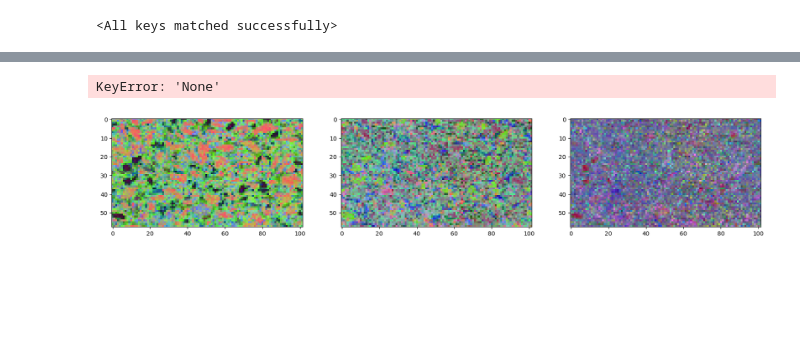
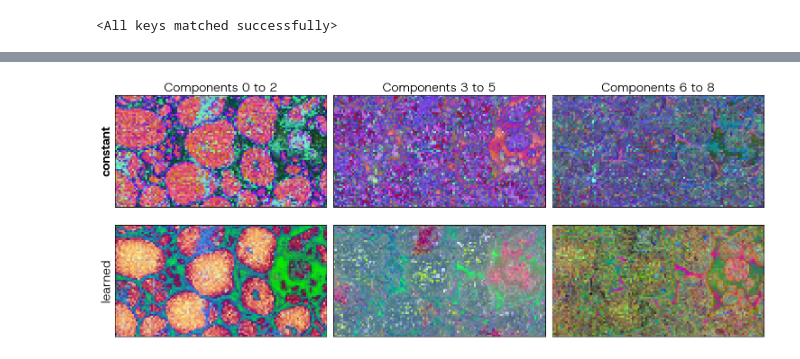
Before and after one commit to tldr-group/dino-saw, a Jupyter notebook: notebooks/paper_figures/S08_learned_v_const.ipynb, the cells around one changed output, grey strips where cells are left out. Cells and saved outputs as stored; diff of their text form; code cells hidden in the pictures; blank space fills up the shorter version.

```diff
--- a/notebooks/paper_figures/S08_learned_v_const.ipynb
+++ b/notebooks/paper_figures/S08_learned_v_const.ipynb
@@ -14,6 +19,6 @@ alibi_learned = AlibiVitWrapper(
     add_flash_attn=False,
     device=DEVICE
 )
-alibi_learned.load_state_dict(torch.load("/home/ab_aimd_anja_20884/Pawlowsky_Moritz/England/DINOMO/dinosaw/experiments/20260208_1341_alibi_learned_slope_100_224_CB_bs128_1e-4_1_518_bs32/best_model.pth"))
+alibi_learned.load_state_dict(torch.load(path_learned, weights_only=True, map_location=DEVICE))
 # %% [output]
 <All keys matched successfully>
@@ -20,16 +60,20 @@ alibi_learned.load_state_dict(torch.load("/home/ab_aimd_anja_20884/Pawlowsky_Mor
 # %%
+SF=1
 img_fname="wmg_si_c.png"
+# img_fname="bimodal_zoom.png"
+# img_fname="black_square.png"
+# img_fname="NMC_2D_crop.png"
 
 img_path = f"../images/{img_fname}"
 img = Image.open(img_path).convert('RGB')
+img = img.resize((int(SF * img.width), int(SF * img.height)), Image.LANCZOS)
 # %%
 feats_reduced = {channel_group: {} for channel_group in range(3)}
 
-feats = get_features(alibi_learned, img, device=DEVICE)
-for channel_group in range(3):
-    feats_reduced[channel_group] = do_2D_pca(feats, (channel_group+1)*3, pre_norm=None, post_norm='minmax')[:, :, channel_group*3:channel_group*3+3]
+for i, model in enumerate(models):
+    feats = get_features(model, img, to_half=HALF, device=DEVICE)
+    for channel_group in range(3):
+        feats_reduced[channel_group][i] = do_2D_pca(feats, (channel_group+1)*3, pre_norm="std", post_norm='minmax')[:, :, channel_group*3:channel_group*3+3]
-# %% [output]
-KeyError: 'None'
 # %%
-for channel_group in range(3):
-    feats_reduced[channel_group] = do_2D_pca(feats, (channel_group+1)*3, pre_norm="std", post_norm='minmax')[:, :, channel_group*3:channel_group*3+3]
+# for channel_group in range(3):
+#     feats_reduced[channel_group][i] = do_2D_pca(feats, (channel_group+1)*3, pre_norm="std", post_norm='minmax')[:, :, channel_group*3:channel_group*3+3]
@@ -36,11 +82,26 @@ for channel_group in range(3):
 # %%
-H,W = 20,20
-NROWS, NCOLS = 1,3
+FS=20
+H,W = 6.4,15
+NROWS, NCOLS = 2,3
 fig = plt.figure(figsize=(W,H))
 gs = GridSpec(NROWS, NCOLS, figure=fig)
 
-for i, channel_group in enumerate(list(range(3))):
-    ax = fig.add_subplot(gs[0, i])
-    ax.imshow(feats_reduced[channel_group])
+add_custom_font("resources/fonts/")
+
+for j, _ in enumerate(models):
+    for i, channel_group in enumerate(list(range(3))):
+        ax = fig.add_subplot(gs[j, i])
+        ax.imshow(feats_reduced[channel_group][j])
+        ax.set_yticks([])
+        ax.set_xticks([])
+        if j==0:
+            ax.set_title(f"Components {channel_group*3} to {channel_group*3+2}", fontsize=FS)
+        if i==0:
+            if j==0:
+                ax.set_ylabel("constant", fontsize=FS, weight="bold")
+            else:
+                ax.set_ylabel("learned", fontsize=FS)
+
+plt.tight_layout()
 # %% [output]
-[figure, old version]
+[figure, new version]
```
Also changed, not shown: parts of 5 cells of this notebook.
